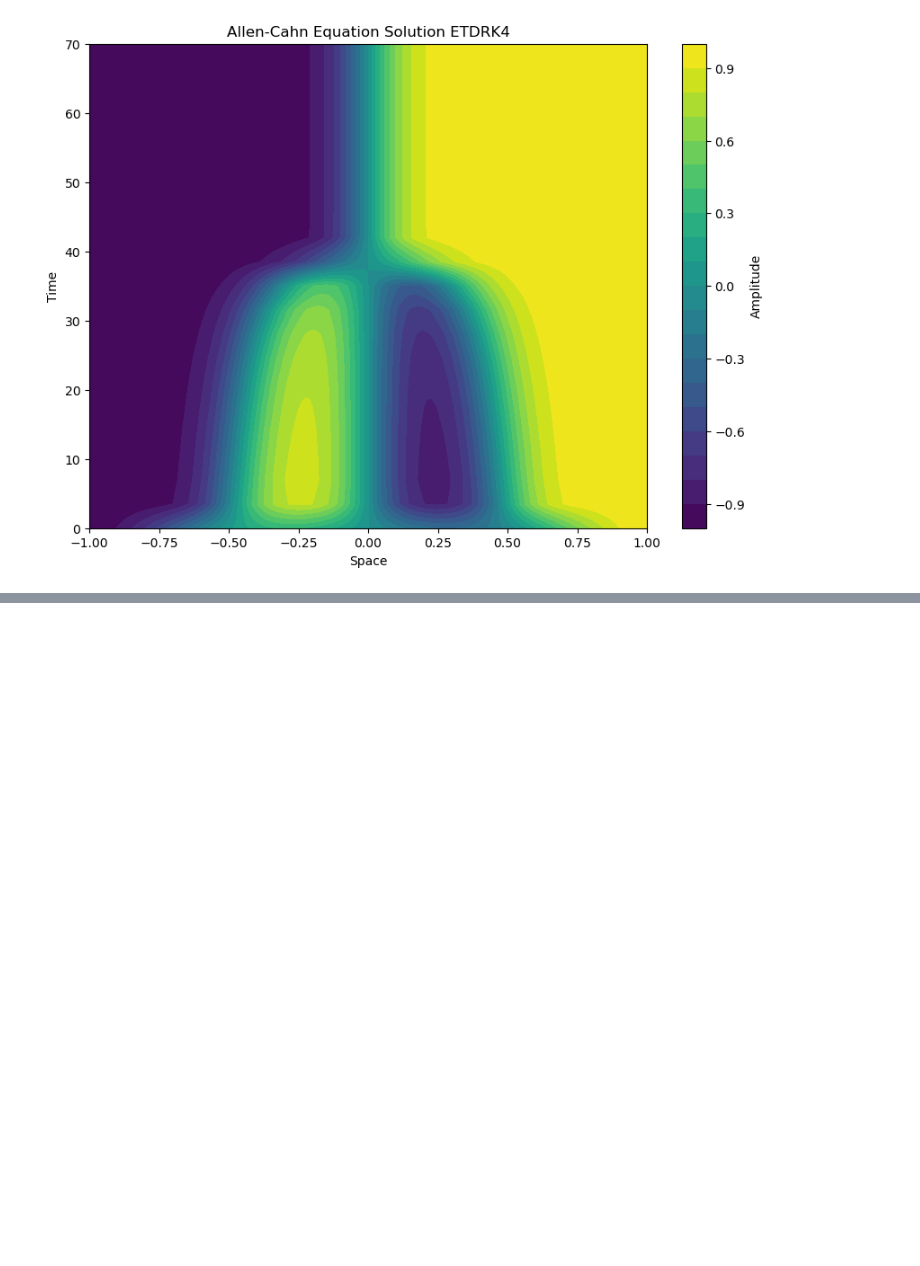
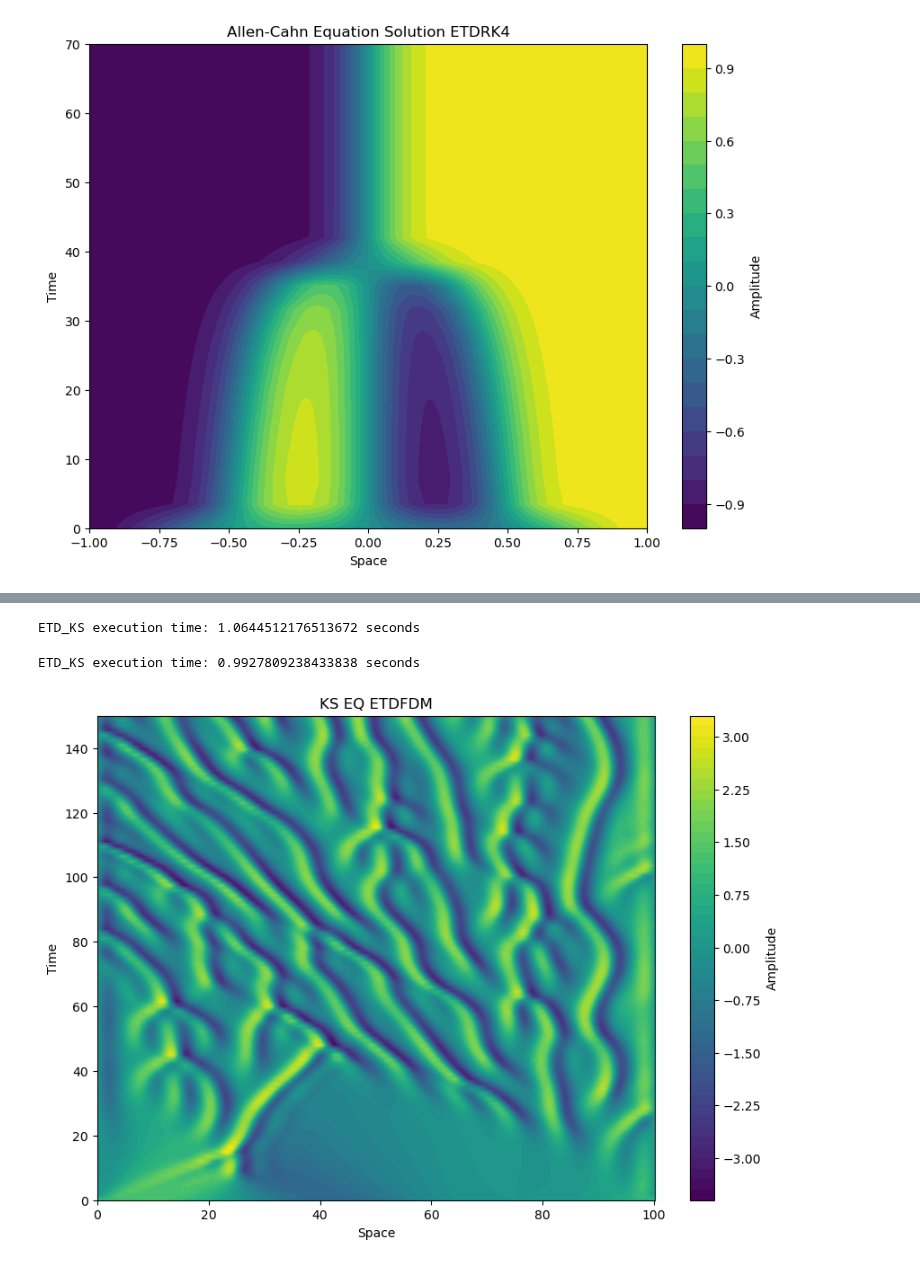
Before and after one commit to Gaffeyh/Research_Project, a Jupyter notebook: ETD_FDM/ETD_FDM.ipynb, the cells around one changed output, grey strips where cells are left out. Saved outputs shown, nothing was run; the diff lists cells and outputs as text; code cells hidden in the pictures; blank space fills up the shorter version.

```diff
--- a/ETD_FDM/ETD_FDM.ipynb
+++ b/ETD_FDM/ETD_FDM.ipynb
@@ -152,0 +129,11 @@ plt.show()
+# %%
+N=8
+D1 = sp.diags([-1,0,1],[-1,0,1],shape=(N,N)).toarray()#/(2*dx)
+
+D2 = sp.diags([1,-2,1],[-1,0,1],shape=(N,N)).toarray()#/(dx**2)
+
+D4 = sp.diags([1,-4,6,-4,1],[-2,-1,0,1,2], shape=(N,N)).toarray()#/(dx**4)
+
+D1[0,-1] = -1
+D1[-1,0] = D2[0,-1] = D2[-1,0] = D4[0,-2] = D4[1,-1] = D4[-2,0] = D4[-1,1]= 1
+D4[-1,0] = D4[0,-1] = -4
@@ -152,0 +247,27 @@ plt.show()
+# %%
+x,tt,uu,time_elapsed = ETDFDM_KS(2**8)
+# %% [output]
+ETD_KS execution time: 1.0644512176513672 seconds
+# %%
+x1,tt1,uu1,time_elapsed1 = ETDFDM_KS(2**10)
+C:\Users\gaffe\Documents\research_project_new\Research_Project\ETD_FDM\ETD_FDM.ipynb
+# %% [output]
+ETD_KS execution time: 0.9927809238433838 seconds
+# %%
+# Plot results using a contour plot
+fig, ax = plt.subplots(figsize=(10, 7))
+X, T = np.meshgrid(x, tt, indexing='ij')  # Ensure consistent indexing
+contour = ax.contourf(X,T, uu[:,:], cmap=cm.viridis, levels=50)  # Swap X and T to match uu's shape
+
+# Add a colorbar
+cbar = plt.colorbar(contour, ax=ax)
+cbar.set_label('Amplitude')
+
+# Set labels and title
+ax.set_xlabel('Space')
+ax.set_ylabel('Time')
+ax.set_title('KS EQ ETDFDM')
+
+plt.show()
+# %% [output]
+[figure, added]
```
Also changed, not shown: parts of 14 cells of this notebook, 1 other file.
